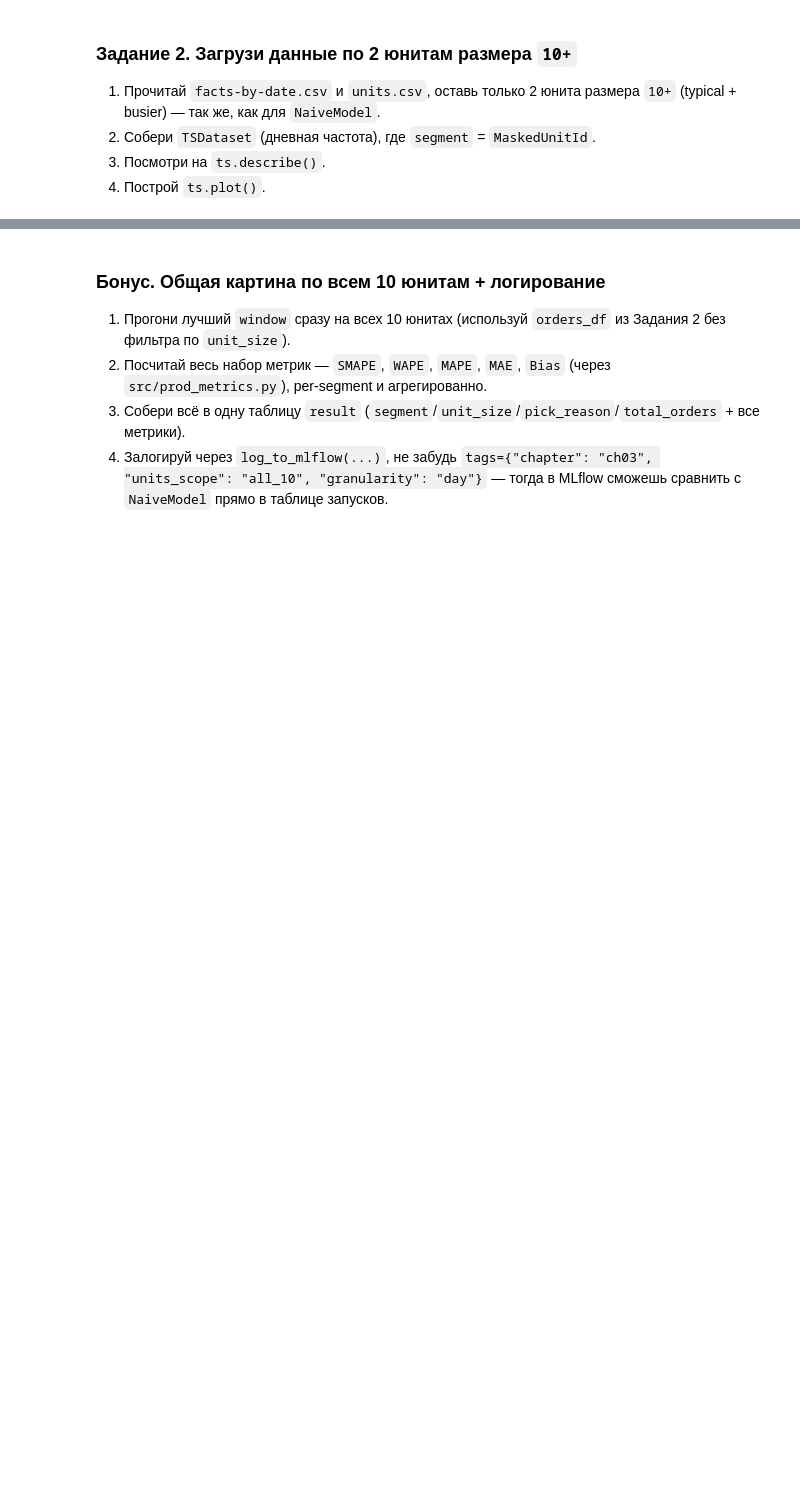
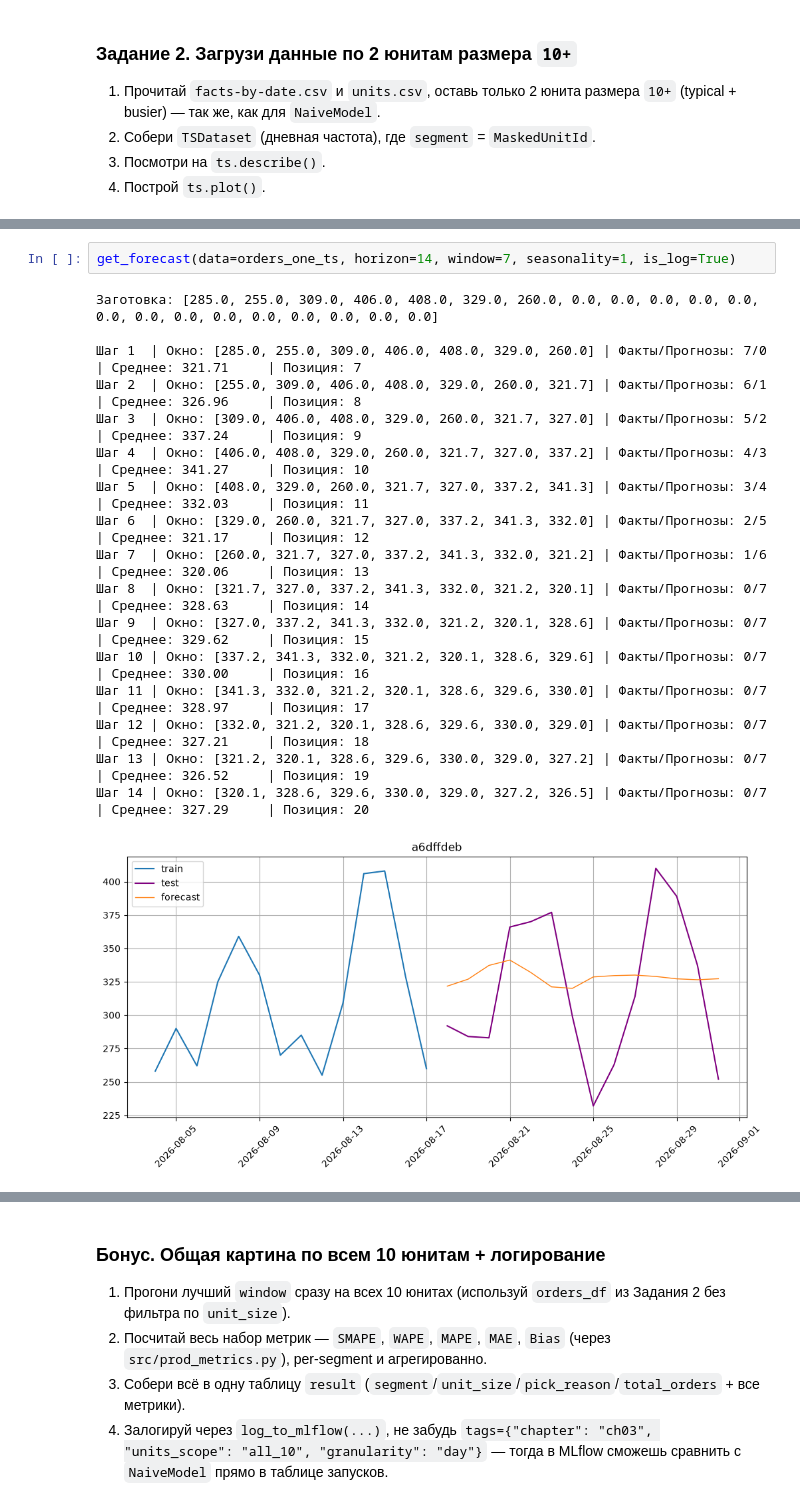
Before and after one commit to skv-analyst/study-etna, a Jupyter notebook: weeks/week-01-infra-and-classic-models/ch03-MovingAverageModel.ipynb, the cells around one changed output, grey strips where cells are left out. Saved outputs shown, nothing was run; the diff lists cells and outputs as text; blank space fills up the shorter version.

```diff
--- a/weeks/week-01-infra-and-classic-models/ch03-MovingAverageModel.ipynb
+++ b/weeks/week-01-infra-and-classic-models/ch03-MovingAverageModel.ipynb
@@ -226,0 +302,20 @@ get_forecast(data=ts, horizon=10, window=20)
+# %%
+get_forecast(data=orders_one_ts, horizon=14, window=7, seasonality=1, is_log=True)
+# %% [output]
+Заготовка: [285.0, 255.0, 309.0, 406.0, 408.0, 329.0, 260.0, 0.0, 0.0, 0.0, 0.0, 0.0, 0.0, 0.0, 0.0, 0.0, 0.0, 0.0, 0.0, 0.0, 0.0]
+
+Шаг 1  | Окно: [285.0, 255.0, 309.0, 406.0, 408.0, 329.0, 260.0] | Факты/Прогнозы: 7/0 | Среднее: 321.71     | Позиция: 7
+Шаг 2  | Окно: [255.0, 309.0, 406.0, 408.0, 329.0, 260.0, 321.7] | Факты/Прогнозы: 6/1 | Среднее: 326.96     | Позиция: 8
+Шаг 3  | Окно: [309.0, 406.0, 408.0, 329.0, 260.0, 321.7, 327.0] | Факты/Прогнозы: 5/2 | Среднее: 337.24     | Позиция: 9
+Шаг 4  | Окно: [406.0, 408.0, 329.0, 260.0, 321.7, 327.0, 337.2] | Факты/Прогнозы: 4/3 | Среднее: 341.27     | Позиция: 10
+Шаг 5  | Окно: [408.0, 329.0, 260.0, 321.7, 327.0, 337.2, 341.3] | Факты/Прогнозы: 3/4 | Среднее: 332.03     | Позиция: 11
+Шаг 6  | Окно: [329.0, 260.0, 321.7, 327.0, 337.2, 341.3, 332.0] | Факты/Прогнозы: 2/5 | Среднее: 321.17     | Позиция: 12
+Шаг 7  | Окно: [260.0, 321.7, 327.0, 337.2, 341.3, 332.0, 321.2] | Факты/Прогнозы: 1/6 | Среднее: 320.06     | Позиция: 13
+Шаг 8  | Окно: [321.7, 327.0, 337.2, 341.3, 332.0, 321.2, 320.1] | Факты/Прогнозы: 0/7 | Среднее: 328.63     | Позиция: 14
+Шаг 9  | Окно: [327.0, 337.2, 341.3, 332.0, 321.2, 320.1, 328.6] | Факты/Прогнозы: 0/7 | Среднее: 329.62     | Позиция: 15
+Шаг 10 | Окно: [337.2, 341.3, 332.0, 321.2, 320.1, 328.6, 329.6] | Факты/Прогнозы: 0/7 | Среднее: 330.00     | Позиция: 16
+Шаг 11 | Окно: [341.3, 332.0, 321.2, 320.1, 328.6, 329.6, 330.0] | Факты/Прогнозы: 0/7 | Среднее: 328.97     | Позиция: 17
+Шаг 12 | Окно: [332.0, 321.2, 320.1, 328.6, 329.6, 330.0, 329.0] | Факты/Прогнозы: 0/7 | Среднее: 327.21     | Позиция: 18
+Шаг 13 | Окно: [321.2, 320.1, 328.6, 329.6, 330.0, 329.0, 327.2] | Факты/Прогнозы: 0/7 | Среднее: 326.52     | Позиция: 19
+Шаг 14 | Окно: [320.1, 328.6, 329.6, 330.0, 329.0, 327.2, 326.5] | Факты/Прогнозы: 0/7 | Среднее: 327.29     | Позиция: 20
+[figure, added]
```
Also changed, not shown: parts of 12 cells of this notebook.
